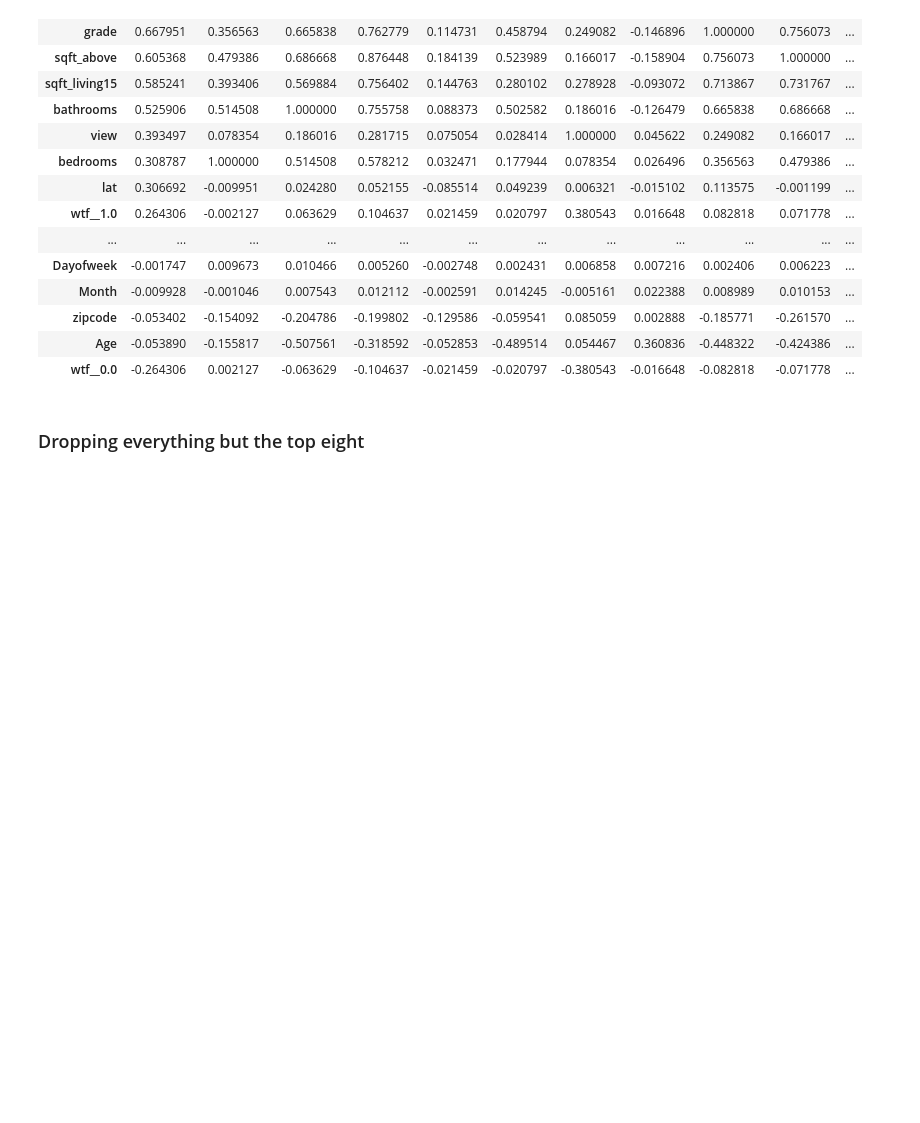
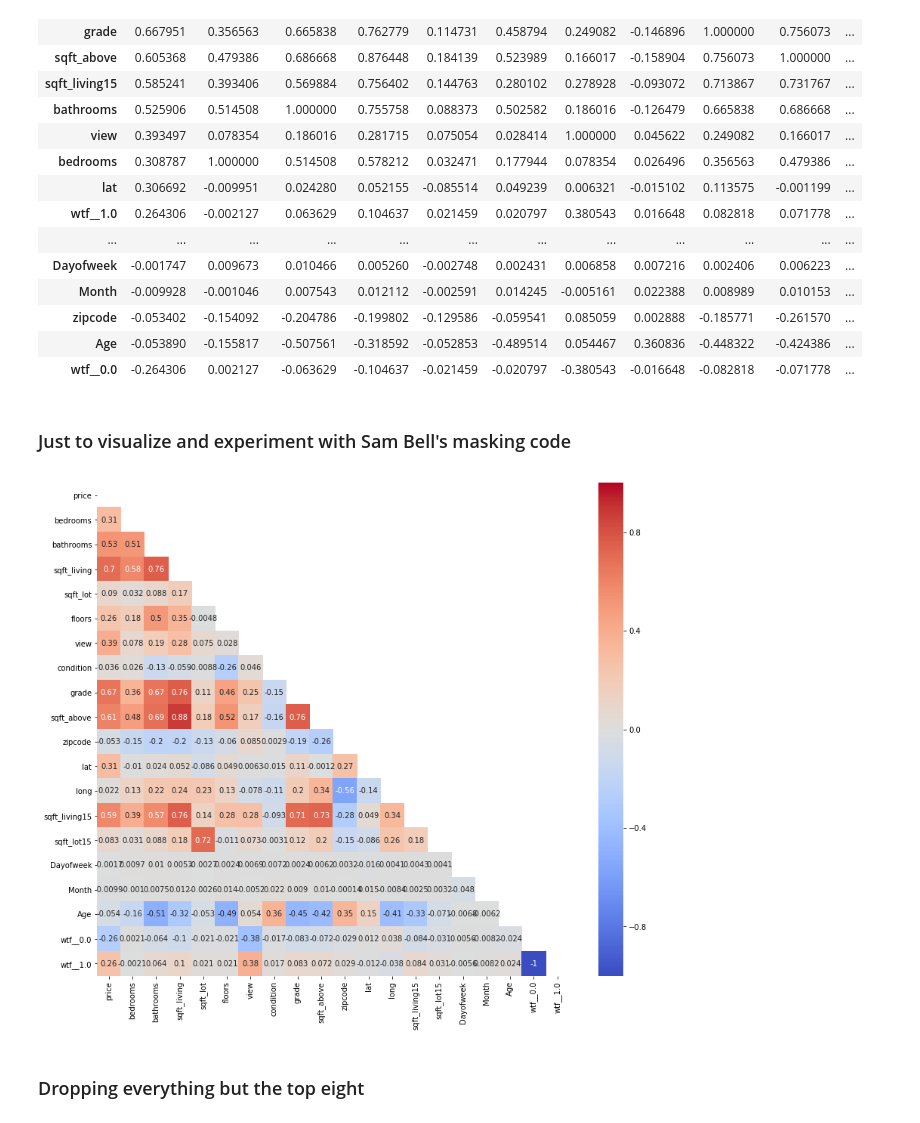
Before and after one commit to davidhaase/dsc-v2-mod1-final-project-nyc-ds-career-042219, a Jupyter notebook: index_dhaase.ipynb, the cells around one changed output. Drawn from its saved outputs; the diff is of its cells as text; code cells hidden in the pictures; blank space fills up the shorter version.

```diff
--- a/index_dhaase.ipynb
+++ b/index_dhaase.ipynb
@@ -339,6 +340,17 @@ df.corr().sort_values(by=['price'], ascending=False)
 | zipcode | -0.053402 | -0.154092 | -0.204786 | -0.199802 | -0.129586 | -0.059541 | 0.085059 | 0.002888 | -0.185771 | -0.261570 | ... |
 | Age | -0.053890 | -0.155817 | -0.507561 | -0.318592 | -0.052853 | -0.489514 | 0.054467 | 0.360836 | -0.448322 | -0.424386 | ... |
 | wtf__0.0 | -0.264306 | 0.002127 | -0.063629 | -0.104637 | -0.021459 | -0.020797 | -0.380543 | -0.016648 | -0.082818 | -0.071778 | ... |
+# %% [markdown]
+### Just to visualize and experiment with Sam Bell's masking code
+# %%
+correlation = df.corr()
+plt.figure(figsize=(14,12))
+mask=np.zeros_like(df.corr(), dtype=np.bool)
+mask[np.triu_indices_from(mask)] = True
+heatmap = sns.heatmap(correlation, annot=True, mask=mask,
+                     linewidths=0, vmin=-1, cmap="coolwarm")
+# %% [output]
+[figure, added]
 # %% [markdown]
 ### Dropping everything but the top eight
 # %%
```
Also changed, not shown: parts of 11 cells of this notebook, 5 other files.
